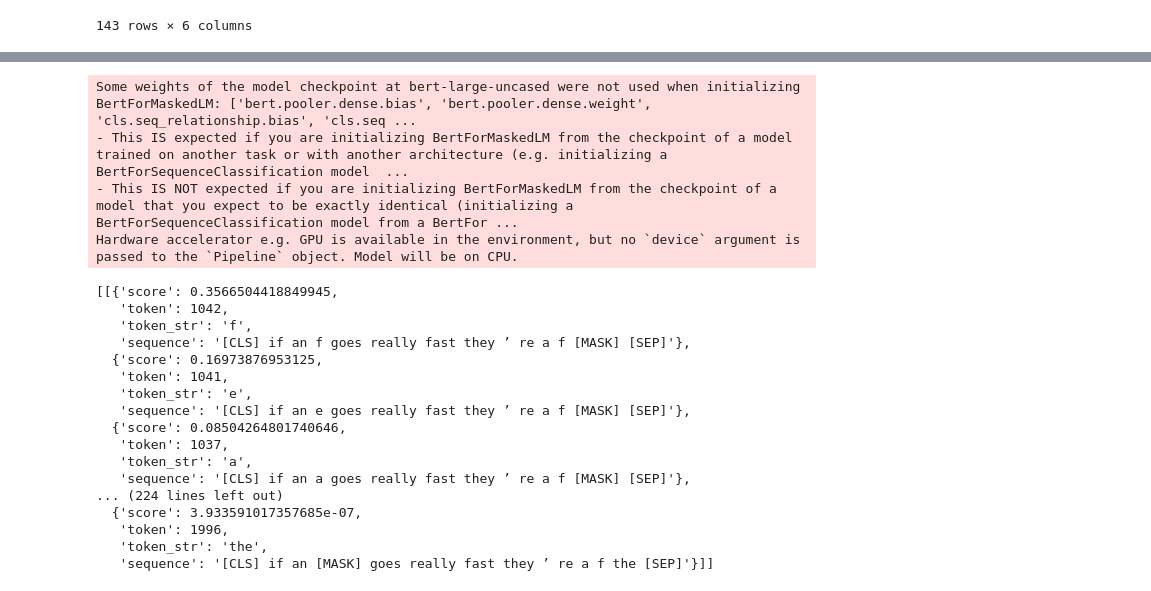
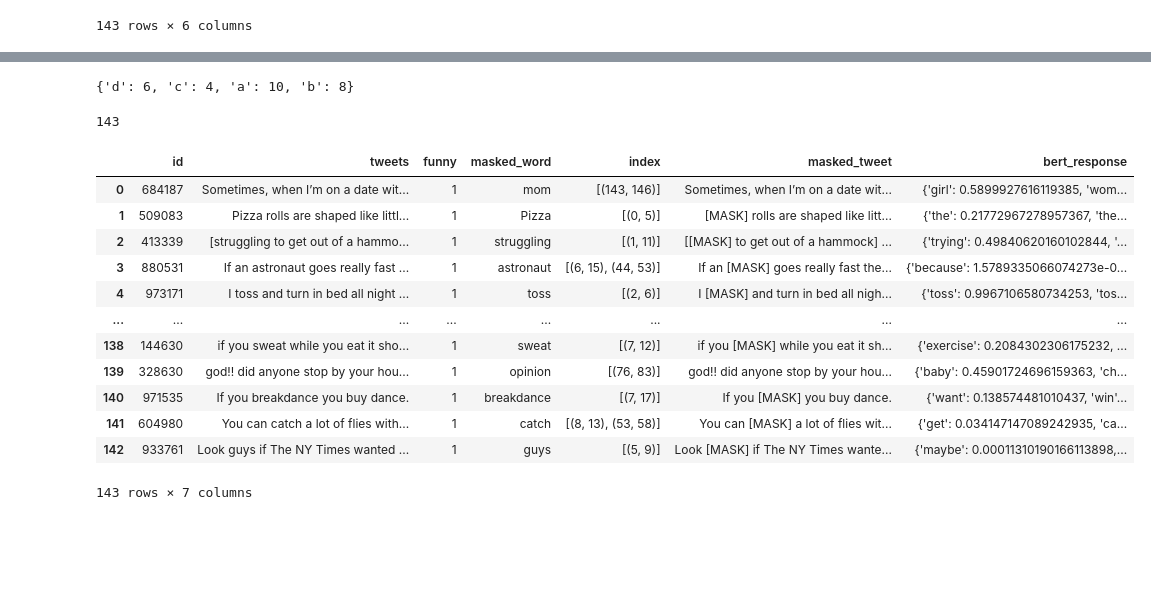
Before and after one commit to layadang/funny-ai, a Jupyter notebook: bert-generation.ipynb, the cells around one changed output, grey strips where cells are left out. Cells and saved outputs as stored; diff of their text form; code cells hidden in the pictures; blank space fills up the shorter version.

Commit message:
created all bert responses and tested user game logic

```diff
--- a/bert-generation.ipynb
+++ b/bert-generation.ipynb
@@ -58,15 +59,21 @@ df
 
 # output: dictionary of all 'token_str':'score'
 # does not accept punctuations
+unmasker = pipeline('fill-mask', model='bert-large-uncased', top_k=50)
+
 def process_bert_response(result):
     output = {}
     for token in result:
         string = token['token_str']
-        score = token['score']
-        output[string] = score
+        if string.isalpha() and len(string) > 2:
+            score = token['score']
+            output[string] = score
+
+        if len(output) >= 5:
+            break
 
     return output
 
-sample = unmasker("the fox jumped over the [MASK].")
+sample = unmasker("the fox jumped over the [MASK]")
 process_bert_response(sample)
 # %% [output]
@@ -78,22 +89,19 @@ process_bert_response(sample)
 # %%
 bert_responses = []
-unmasker = pipeline('fill-mask', model='bert-large-uncased', top_k=5)
+unmasker = pipeline('fill-mask', model='bert-large-uncased', top_k=50)
 
-for i, row in df[:5].iterrows():
+for i, row in df.iterrows():
     response = unmasker(row['masked_tweet'])
     if len(eval(row['index'])) > 1:
-        # print(response)
+        all_responses = []
         for res in response:
             result = process_bert_response(res)
-            bert_responses.append(result)
-
-            print(result)
-            print(i)
+            all_responses.append(result)
+        all_responses_as_dict = dict(ChainMap(*all_responses))
+        bert_responses.append(all_responses_as_dict)
     else:
         result = process_bert_response(response)
         bert_responses.append(result)
-        print(result)
-        print(i)
 
 bert_responses
 # %% [output]
@@ -133,25 +129,28 @@ df['masked_tweet'][3]
-# %%
-unmasker = pipeline('fill-mask', model='bert-large-uncased', top_k=30)
-unmasker('If an [MASK] goes really fast they’re a f[MASK]')
-# %% [output]
-Some weights of the model checkpoint at bert-large-uncased were not used when initializing BertForMaskedLM: ['bert.pooler.dense.bias', 'bert.pooler.dense.weight', 'cls.seq_relationship.bias', 'cls.seq ...
-- This IS expected if you are initializing BertForMaskedLM from the checkpoint of a model trained on another task or with another architecture (e.g. initializing a BertForSequenceClassification model  ...
-- This IS NOT expected if you are initializing BertForMaskedLM from the checkpoint of a model that you expect to be exactly identical (initializing a BertForSequenceClassification model from a BertFor ...
-Hardware accelerator e.g. GPU is available in the environment, but no `device` argument is passed to the `Pipeline` object. Model will be on CPU.
-[[{'score': 0.3566504418849945,
-   'token': 1042,
-   'token_str': 'f',
-   'sequence': '[CLS] if an f goes really fast they ’ re a f [MASK] [SEP]'},
-  {'score': 0.16973876953125,
-   'token': 1041,
-   'token_str': 'e',
-   'sequence': '[CLS] if an e goes really fast they ’ re a f [MASK] [SEP]'},
-  {'score': 0.08504264801740646,
-   'token': 1037,
-   'token_str': 'a',
-   'sequence': '[CLS] if an a goes really fast they ’ re a f [MASK] [SEP]'},
-... (224 lines left out)
-  {'score': 3.933591017357685e-07,
-   'token': 1996,
-   'token_str': 'the',
-   'sequence': '[CLS] if an [MASK] goes really fast they ’ re a f the [SEP]'}]]
+# %%
+dict1 = {'a': 10, 'b': 8}
+dict2 = {'d': 6, 'c': 4}
+list1 = [dict1, dict2]
+dict(ChainMap(*list1))
+# %% [output]
+{'d': 6, 'c': 4, 'a': 10, 'b': 8}
+# %%
+len(bert_responses)
+# %% [output]
+143
+# %%
+df['bert_response'] = bert_responses
+df
+# %% [output]
+|  | id | tweets | funny | masked_word | index | masked_tweet | bert_response |
+| 0 | 684187 | Sometimes, when I’m on a date wit... | 1 | mom | [(143, 146)] | Sometimes, when I’m on a date wit... | {'girl': 0.5899927616119385, 'wom... |
+| 1 | 509083 | Pizza rolls are shaped like littl... | 1 | Pizza | [(0, 5)] | [MASK] rolls are shaped like litt... | {'the': 0.21772967278957367, 'the... |
+| 2 | 413339 | [struggling to get out of a hammo... | 1 | struggling | [(1, 11)] | [[MASK] to get out of a hammock] ... | {'trying': 0.49840620160102844, '... |
+| 3 | 880531 | If an astronaut goes really fast ... | 1 | astronaut | [(6, 15), (44, 53)] | If an [MASK] goes really fast the... | {'because': 1.5789335066074273e-0... |
+| 4 | 973171 | I toss and turn in bed all night ... | 1 | toss | [(2, 6)] | I [MASK] and turn in bed all nigh... | {'toss': 0.9967106580734253, 'tos... |
+| ... | ... | ... | ... | ... | ... | ... | ... |
+| 138 | 144630 | if you sweat while you eat it sho... | 1 | sweat | [(7, 12)] | if you [MASK] while you eat it sh... | {'exercise': 0.2084302306175232, ... |
+| 139 | 328630 | god!! did anyone stop by your hou... | 1 | opinion | [(76, 83)] | god!! did anyone stop by your hou... | {'baby': 0.45901724696159363, 'ch... |
+| 140 | 971535 | If you breakdance you buy dance. | 1 | breakdance | [(7, 17)] | If you [MASK] you buy dance. | {'want': 0.138574481010437, 'win'... |
+| 141 | 604980 | You can catch a lot of flies with... | 1 | catch | [(8, 13), (53, 58)] | You can [MASK] a lot of flies wit... | {'get': 0.034147147089242935, 'ca... |
+| 142 | 933761 | Look guys if The NY Times wanted ... | 1 | guys | [(5, 9)] | Look [MASK] if The NY Times wante... | {'maybe': 0.00011310190166113898,... |
+143 rows × 7 columns
```
Also changed, not shown: parts of 6 cells of this notebook, 1 other file.
